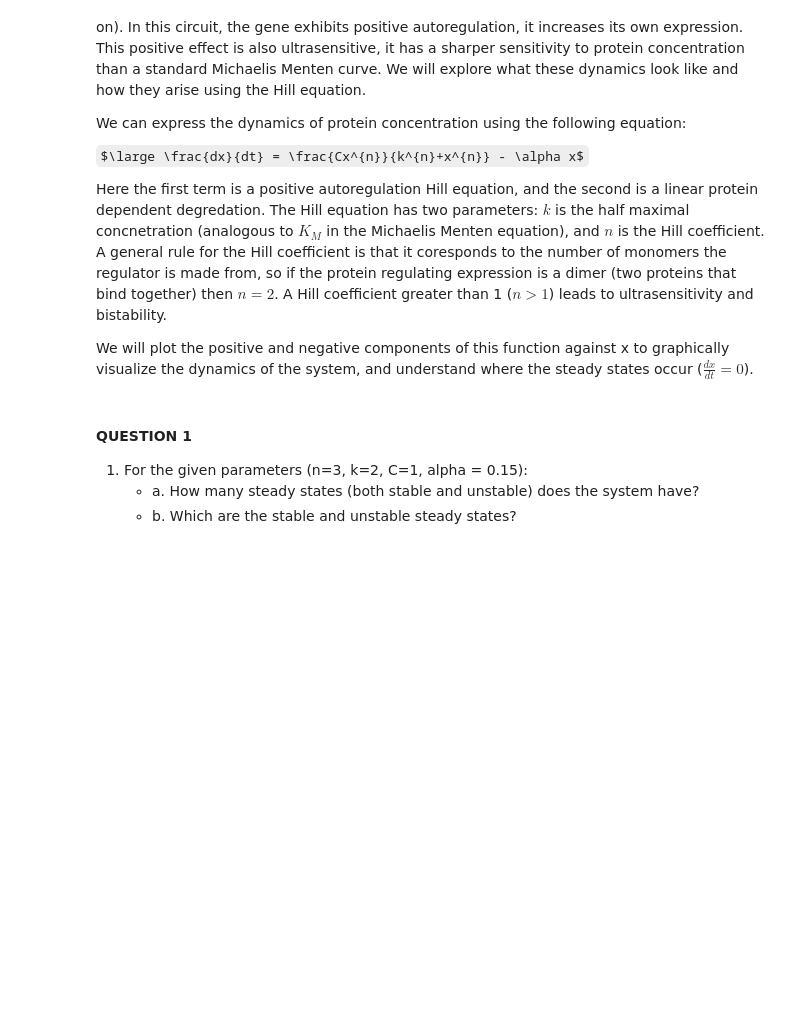
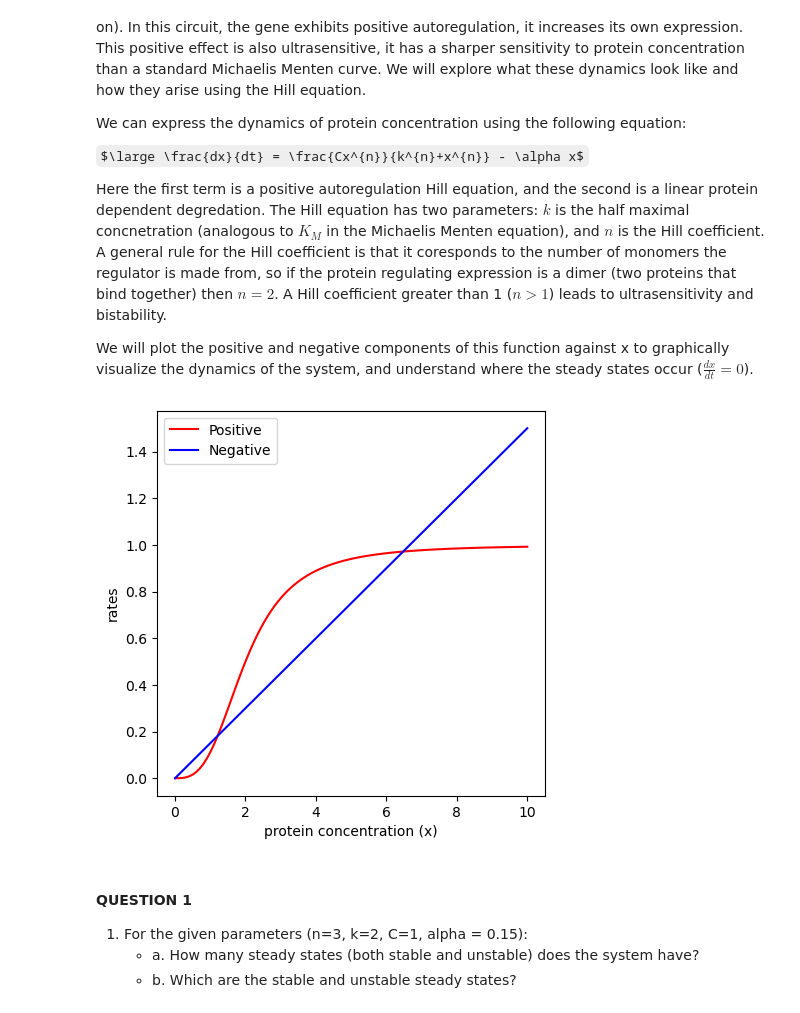
Before and after one commit to exu3/BME3340, a Jupyter notebook: L06/L06_Synthetic_Biology.ipynb, the cells around one changed output. Cells and saved outputs as stored; diff of their text form; code cells hidden in the pictures; some formulas as TeX source; blank space fills up the shorter version.

```diff
--- a/L06/L06_Synthetic_Biology.ipynb
+++ b/L06/L06_Synthetic_Biology.ipynb
@@ -26,18 +26,20 @@ We will plot the positive and negative components of this function against x to
 # %%
 x = np.linspace(0,10,100)
 n = 3
 k = 2
 C = 1
-alpha = 0.15
+alpha = .15 #.15
 positive = C*x**n/(k**n+x**n)
 negative = alpha * x
 
 [fig,axs] = plt.subplots(1,1,figsize=[5,5])
 axs.plot(x,positive,'r')
 axs.plot(x,negative,'b')
 axs.set_xlabel('protein concentration (x)')
 axs.set_ylabel('rates')
 axs.legend(['Positive','Negative']);
+# %% [output]
+[figure, added]
 # %% [markdown]
 #### QUESTION 1
 1. For the given parameters (n=3, k=2, C=1, alpha = 0.15):
```
Also changed, not shown: parts of 4 cells of this notebook, 15 other files.
